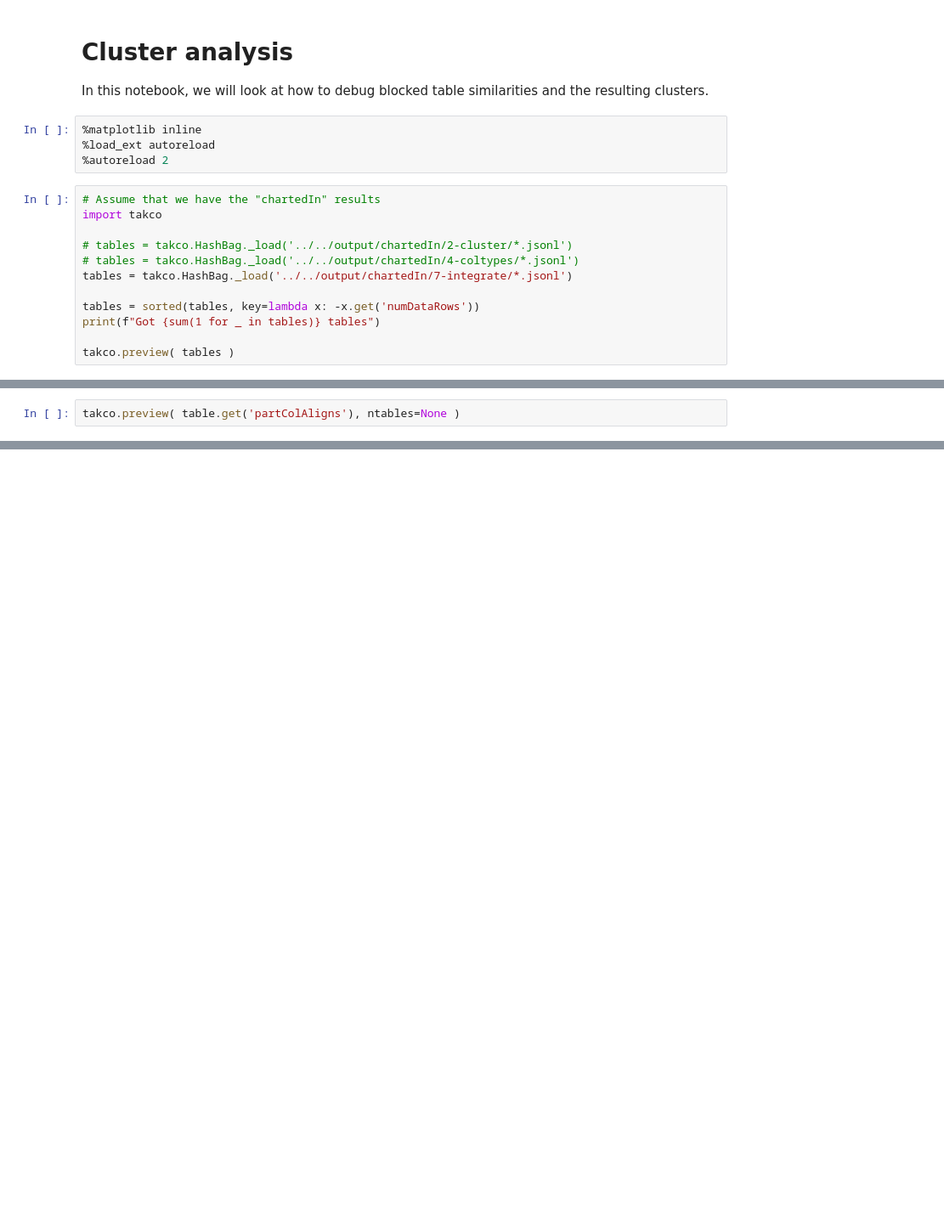
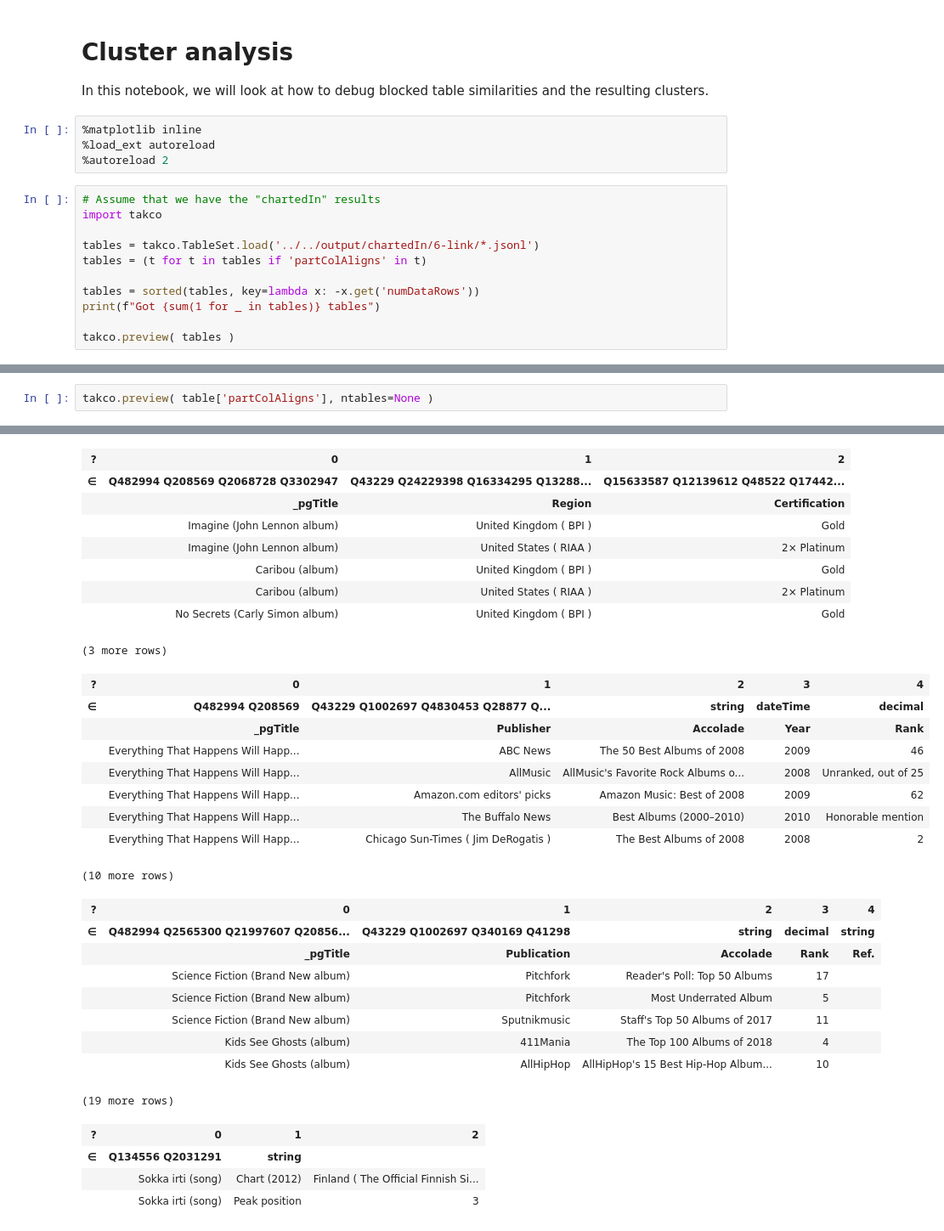
Before and after one commit to karmaresearch/takco, a Jupyter notebook: docs/tutorials/clusters.ipynb, the cells around one changed output, grey strips where cells are left out. Shown at 85% size. Drawn from its saved outputs; the diff is of its cells as text; blank space fills up the shorter version.

Commit message:
improve partition column clustering

```diff
--- a/docs/tutorials/clusters.ipynb
+++ b/docs/tutorials/clusters.ipynb
@@ -10,9 +10,8 @@ In this notebook, we will look at how to debug blocked table similarities and th
 # Assume that we have the "chartedIn" results
 import takco
 
-# tables = takco.HashBag._load('../../output/chartedIn/2-cluster/*.jsonl')
-# tables = takco.HashBag._load('../../output/chartedIn/4-coltypes/*.jsonl')
-tables = takco.HashBag._load('../../output/chartedIn/7-integrate/*.jsonl')
+tables = takco.TableSet.load('../../output/chartedIn/6-link/*.jsonl')
+tables = (t for t in tables if 'partColAligns' in t)
 
 tables = sorted(tables, key=lambda x: -x.get('numDataRows'))
 print(f"Got {sum(1 for _ in tables)} tables")
@@ -56,3 +66,3 @@ Top values: {'': 6023, '4': 1}
 # %%
-takco.preview( table.get('partColAligns'), ntables=None )
+takco.preview( table['partColAligns'], ntables=None )
 # %% [output]
@@ -59,0 +69,31 @@ takco.preview( table.get('partColAligns'), ntables=None )
+| ? | 0 | 1 | 2 |
+| ∈ | Q482994 Q208569 Q2068728 Q3302947 | Q43229 Q24229398 Q16334295 Q13288... | Q15633587 Q12139612 Q48522 Q17442... |
+|  | _pgTitle | Region | Certification |
+|  | Imagine (John Lennon album) | United Kingdom ( BPI ) | Gold |
+|  | Imagine (John Lennon album) | United States ( RIAA ) | 2× Platinum |
+|  | Caribou (album) | United Kingdom ( BPI ) | Gold |
+|  | Caribou (album) | United States ( RIAA ) | 2× Platinum |
+|  | No Secrets (Carly Simon album) | United Kingdom ( BPI ) | Gold |
+(3 more rows)
+| ? | 0 | 1 | 2 | 3 | 4 |
+| ∈ | Q482994 Q208569 | Q43229 Q1002697 Q4830453 Q28877 Q... | string | dateTime | decimal |
+|  | _pgTitle | Publisher | Accolade | Year | Rank |
+|  | Everything That Happens Will Happ... | ABC News | The 50 Best Albums of 2008 | 2009 | 46 |
+|  | Everything That Happens Will Happ... | AllMusic | AllMusic's Favorite Rock Albums o... | 2008 | Unranked, out of 25 |
+|  | Everything That Happens Will Happ... | Amazon.com editors' picks | Amazon Music: Best of 2008 | 2009 | 62 |
+|  | Everything That Happens Will Happ... | The Buffalo News | Best Albums (2000–2010) | 2010 | Honorable mention |
+|  | Everything That Happens Will Happ... | Chicago Sun-Times ( Jim DeRogatis ) | The Best Albums of 2008 | 2008 | 2 |
+(10 more rows)
+| ? | 0 | 1 | 2 | 3 | 4 |
+| ∈ | Q482994 Q2565300 Q21997607 Q20856... | Q43229 Q1002697 Q340169 Q41298 | string | decimal | string |
+|  | _pgTitle | Publication | Accolade | Rank | Ref. |
+|  | Science Fiction (Brand New album) | Pitchfork | Reader's Poll: Top 50 Albums | 17 |  |
+|  | Science Fiction (Brand New album) | Pitchfork | Most Underrated Album | 5 |  |
+|  | Science Fiction (Brand New album) | Sputnikmusic | Staff's Top 50 Albums of 2017 | 11 |  |
+|  | Kids See Ghosts (album) | 411Mania | The Top 100 Albums of 2018 | 4 |  |
+|  | Kids See Ghosts (album) | AllHipHop | AllHipHop's 15 Best Hip-Hop Album... | 10 |  |
+(19 more rows)
+| ? | 0 | 1 | 2 |
+| ∈ | Q134556 Q2031291 | string |  |
+|  | Sokka irti (song) | Chart (2012) | Finland ( The Official Finnish Si... |
+|  | Sokka irti (song) | Peak position | 3 |
```
Also changed, not shown: parts of 6 cells of this notebook, 10 other files.
